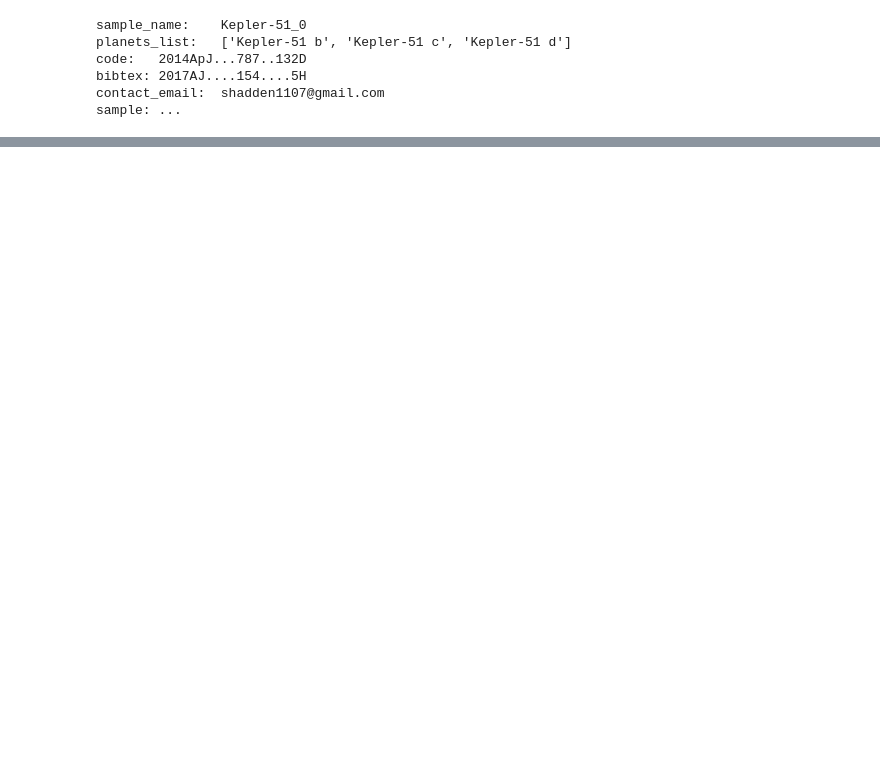
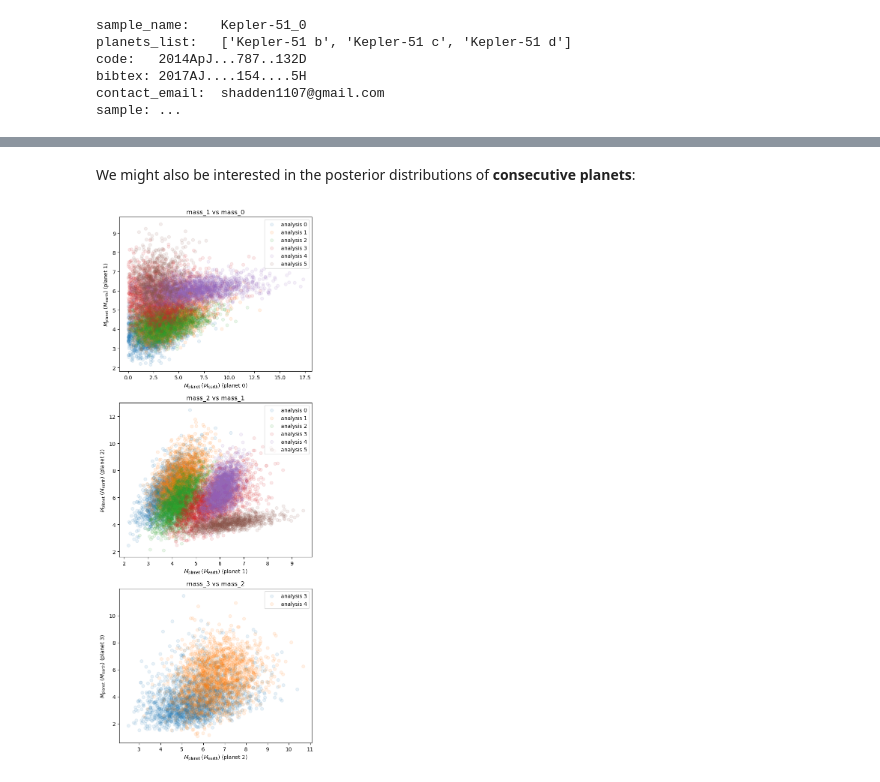
Before and after one commit to adleleu/resonantstate, a Jupyter notebook: nbs/notebook_observations.ipynb, the cells around one changed output, grey strips where cells are left out. Saved outputs shown, nothing was run; the diff lists cells and outputs as text; code cells hidden in the pictures; blank space fills up the shorter version.

```diff
--- a/nbs/notebook_observations.ipynb
+++ b/nbs/notebook_observations.ipynb
@@ -121,0 +223,6 @@ sample: ...
+# %% [markdown]
+We might also be interested in the posterior distributions of **consecutive planets**:
+# %%
+plot_consecutive_planets(df_list, 'mass', units='earth')
+# %% [output]
+[figure, added]
```
Also changed, not shown: parts of 38 cells of this notebook, 2 other files.
